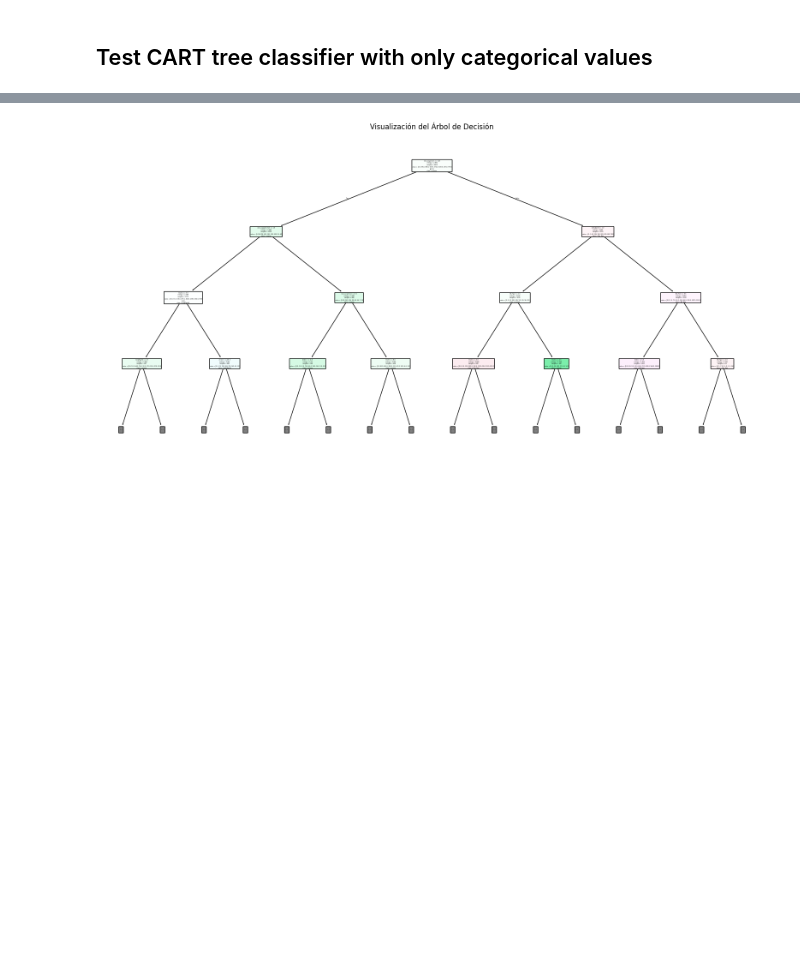
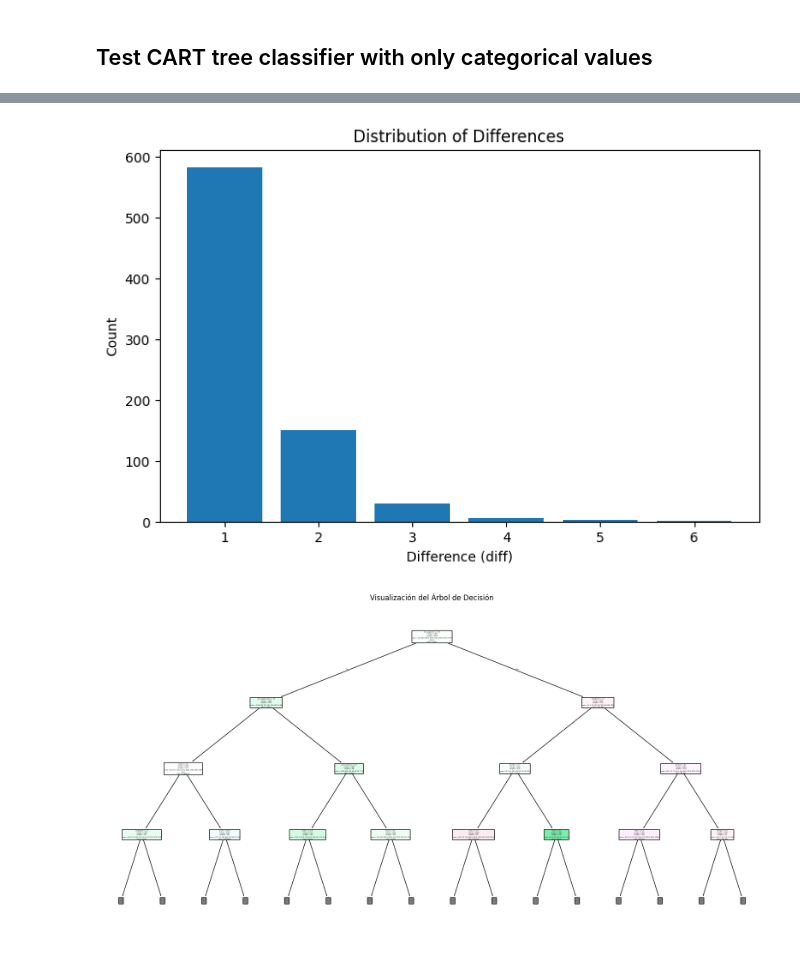
Before and after one commit to Lingfeng555/Cars_Price_Prediction, a Jupyter notebook: Trees/electric_and_plugin.ipynb, the cells around one changed output, grey strips where cells are left out. Cells and saved outputs as stored; diff of their text form; code cells hidden in the pictures; blank space fills up the shorter version.

```diff
--- a/Trees/electric_and_plugin.ipynb
+++ b/Trees/electric_and_plugin.ipynb
@@ -347,3 +328,6 @@ General MAE: 0.5131445904954499
 # %%
 result = pd.DataFrame({"Real_Categorie": Y_test, "Prediction": Y_pred})
 result["diff"] = np.abs(result["Real_Categorie"].astype(int) - result["Prediction"])
+result["Real_Categorie"] = result["Real_Categorie"].apply(Loader.decode_price_categ)
+result["Prediction"] = result["Prediction"].apply(Loader.decode_price_categ)
+result.head()
@@ -362,3 +349,14 @@ Name: count, dtype: int64
+# %%
+errors = result["diff"][result["diff"] > 0].value_counts().to_dict()
+# Plotting the bar chart
+plt.figure(figsize=(8, 5))
+plt.bar(errors.keys(), errors.values())
+plt.xlabel("Difference (diff)")
+plt.ylabel("Count")
+plt.title("Distribution of Differences")
+plt.show()
+# %% [output]
+[figure, added]
 # %%
 plt.figure(figsize=(20,10))
 
```
Also changed, not shown: parts of 5 cells of this notebook, 2 other files.
